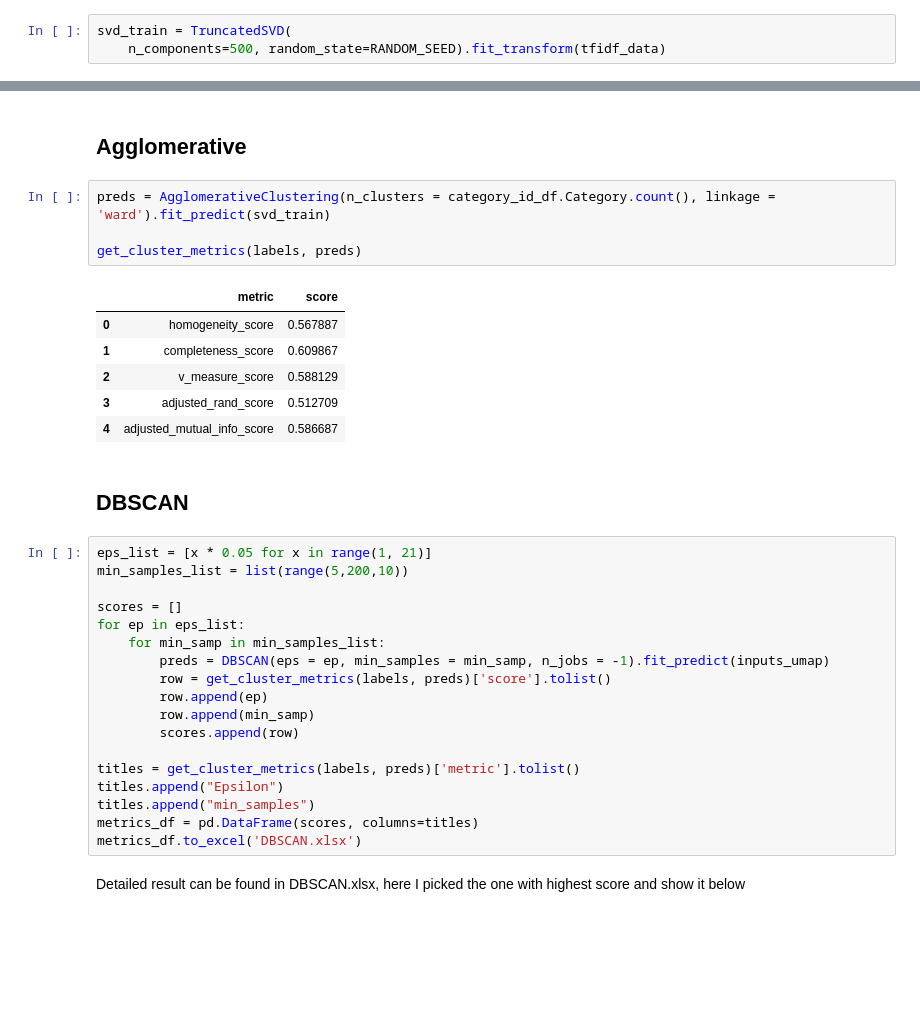
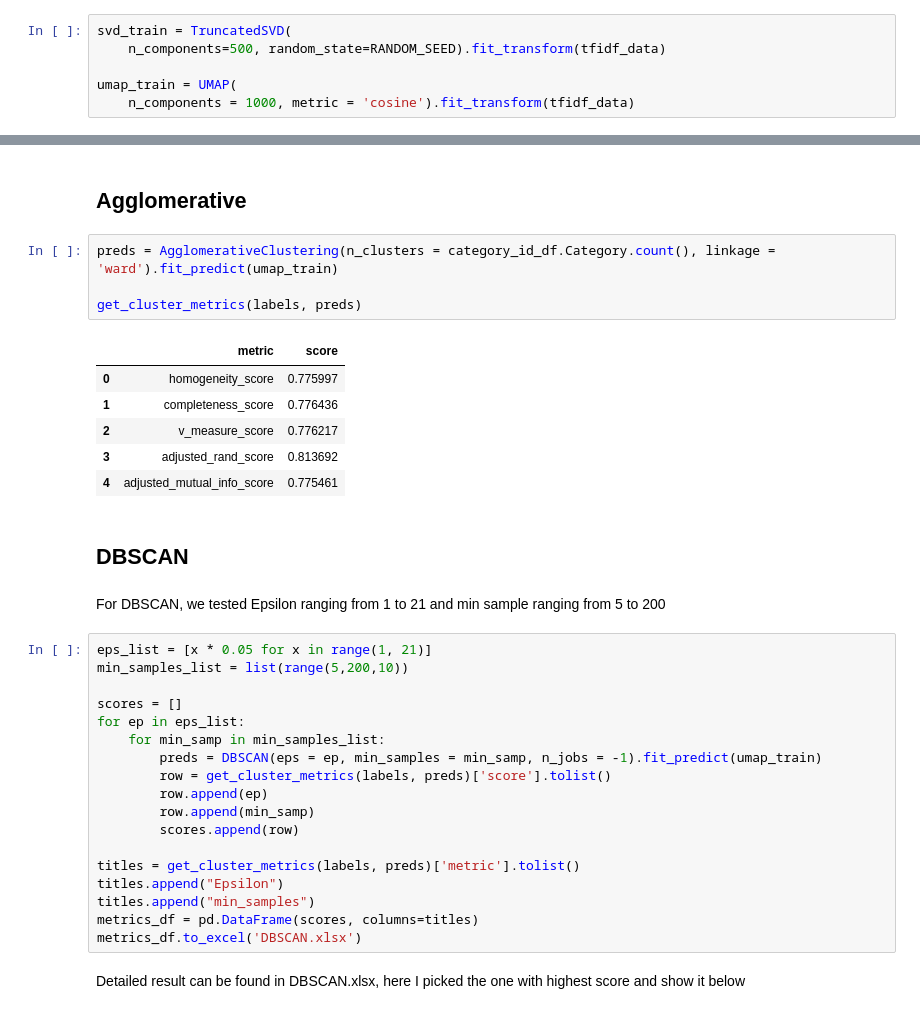
Before and after one commit to heboyuan/ECE219, a Jupyter notebook: project2/q16.ipynb, the cells around one changed output, grey strips where cells are left out. Saved outputs shown, nothing was run; the diff lists cells and outputs as text; blank space fills up the shorter version.

```diff
--- a/project2/q16.ipynb
+++ b/project2/q16.ipynb
@@ -170,6 +189,9 @@ metrics_df
 # %%
 svd_train = TruncatedSVD(
     n_components=500, random_state=RANDOM_SEED).fit_transform(tfidf_data)
+
+umap_train = UMAP(
+    n_components = 1000, metric = 'cosine').fit_transform(tfidf_data)
 # %% [markdown]
 ## K-mean
 # %%
@@ -186,18 +208,20 @@ get_cluster_metrics(labels, preds)
 # %% [markdown]
 ## Agglomerative
 # %%
-preds = AgglomerativeClustering(n_clusters = category_id_df.Category.count(), linkage = 'ward').fit_predict(svd_train)
+preds = AgglomerativeClustering(n_clusters = category_id_df.Category.count(), linkage = 'ward').fit_predict(umap_train)
 
 get_cluster_metrics(labels, preds)
 # %% [output]
 |  | metric | score |
-| 0 | homogeneity_score | 0.567887 |
-| 1 | completeness_score | 0.609867 |
-| 2 | v_measure_score | 0.588129 |
-| 3 | adjusted_rand_score | 0.512709 |
-| 4 | adjusted_mutual_info_score | 0.586687 |
+| 0 | homogeneity_score | 0.775997 |
+| 1 | completeness_score | 0.776436 |
+| 2 | v_measure_score | 0.776217 |
+| 3 | adjusted_rand_score | 0.813692 |
+| 4 | adjusted_mutual_info_score | 0.775461 |
 # %% [markdown]
 ## DBSCAN
+# %% [markdown]
+For DBSCAN, we tested Epsilon ranging from 1 to 21 and min sample ranging from 5 to 200
 # %%
 eps_list = [x * 0.05 for x in range(1, 21)]
 min_samples_list = list(range(5,200,10))
@@ -205,7 +229,7 @@ min_samples_list = list(range(5,200,10))
 scores = []
 for ep in eps_list:
     for min_samp in min_samples_list:
-        preds = DBSCAN(eps = ep, min_samples = min_samp, n_jobs = -1).fit_predict(inputs_umap)
+        preds = DBSCAN(eps = ep, min_samples = min_samp, n_jobs = -1).fit_predict(umap_train)
         row = get_cluster_metrics(labels, preds)['score'].tolist()
         row.append(ep)
         row.append(min_samp)
```
Also changed, not shown: parts of 20 cells of this notebook, 2 other files.
